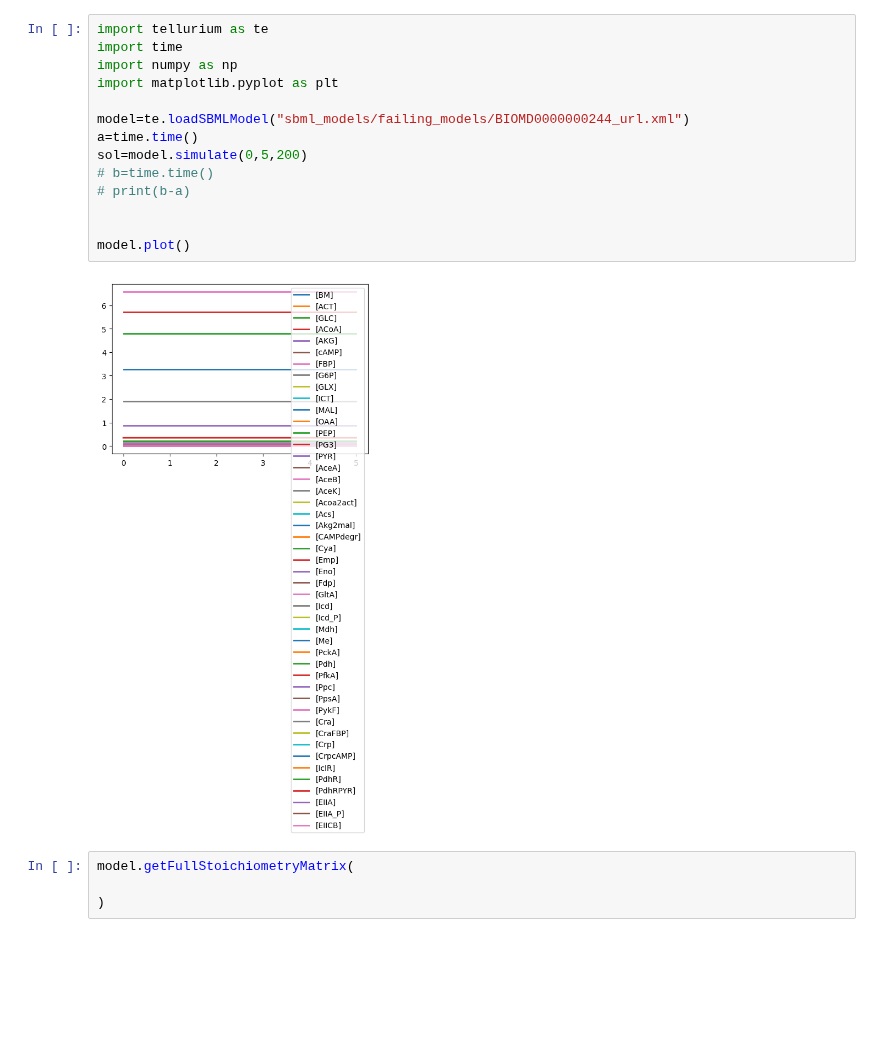
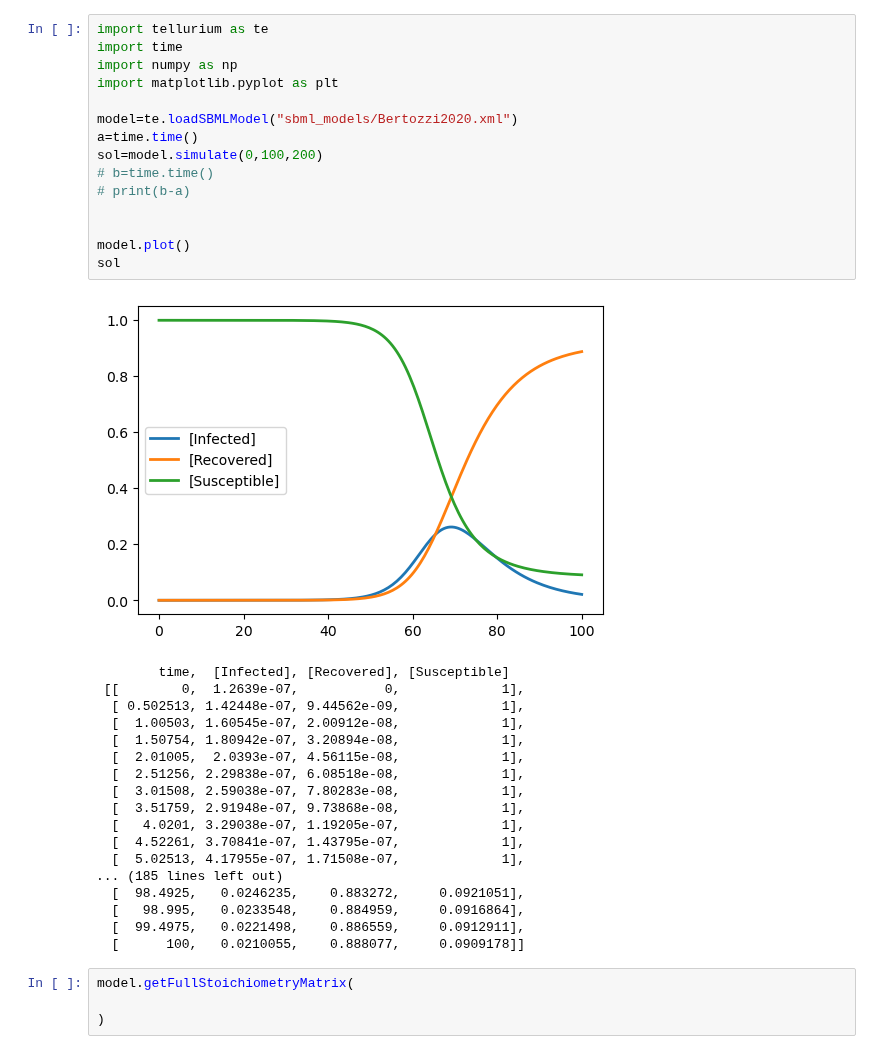
Before and after one commit to mahdi-shafiei/jaxkineticmodel, a Jupyter notebook: jax_implementation/developing_sbml/tellurium_test.ipynb, the cells around one changed output. Cells and saved outputs as stored; diff of their text form; blank space fills up the shorter version.

```diff
--- a/jax_implementation/developing_sbml/tellurium_test.ipynb
+++ b/jax_implementation/developing_sbml/tellurium_test.ipynb
@@ -1,19 +1,37 @@
 # %%
 import tellurium as te
 import time
 import numpy as np
 import matplotlib.pyplot as plt
 
-model=te.loadSBMLModel("sbml_models/failing_models/BIOMD0000000244_url.xml")
+model=te.loadSBMLModel("sbml_models/Bertozzi2020.xml")
 a=time.time()
-sol=model.simulate(0,5,200)
+sol=model.simulate(0,100,200)
 # b=time.time()
 # print(b-a)
 
 
 model.plot()
+sol
 # %% [output]
-[figure, old version]
+[figure, new version]
+        time,  [Infected], [Recovered], [Susceptible]
+ [[        0,  1.2639e-07,           0,             1],
+  [ 0.502513, 1.42448e-07, 9.44562e-09,             1],
+  [  1.00503, 1.60545e-07, 2.00912e-08,             1],
+  [  1.50754, 1.80942e-07, 3.20894e-08,             1],
+  [  2.01005,  2.0393e-07, 4.56115e-08,             1],
+  [  2.51256, 2.29838e-07, 6.08518e-08,             1],
+  [  3.01508, 2.59038e-07, 7.80283e-08,             1],
+  [  3.51759, 2.91948e-07, 9.73868e-08,             1],
+  [   4.0201, 3.29038e-07, 1.19205e-07,             1],
+  [  4.52261, 3.70841e-07, 1.43795e-07,             1],
+  [  5.02513, 4.17955e-07, 1.71508e-07,             1],
+... (185 lines left out)
+  [  98.4925,   0.0246235,    0.883272,     0.0921051],
+  [   98.995,   0.0233548,    0.884959,     0.0916864],
+  [  99.4975,   0.0221498,    0.886559,     0.0912911],
+  [      100,   0.0210055,    0.888077,     0.0909178]]
 # %%
 model.getFullStoichiometryMatrix(
 
```
Also changed, not shown: 7 other files.
